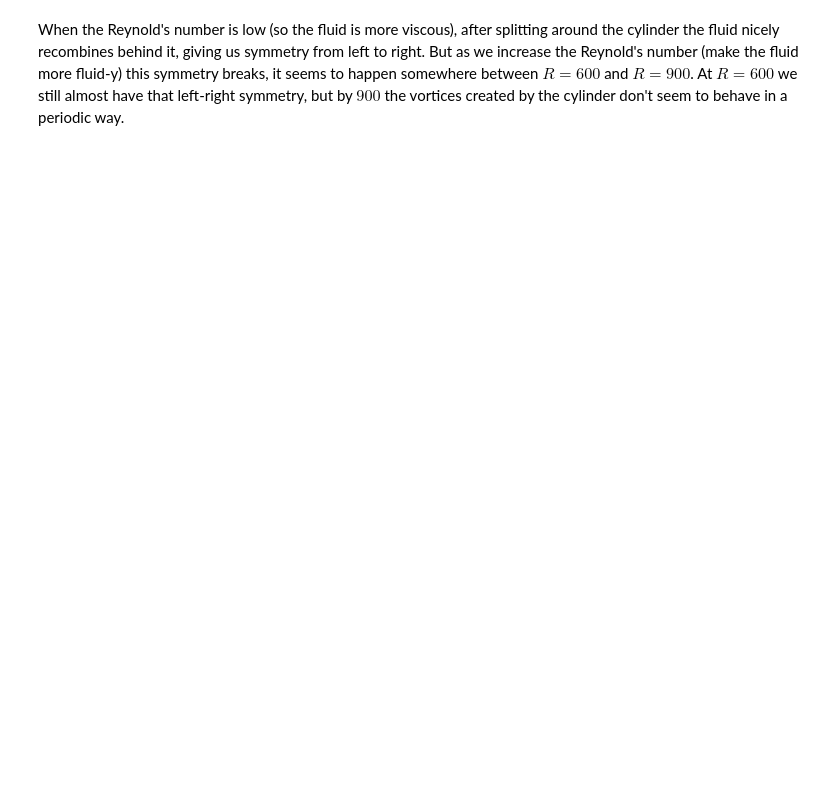
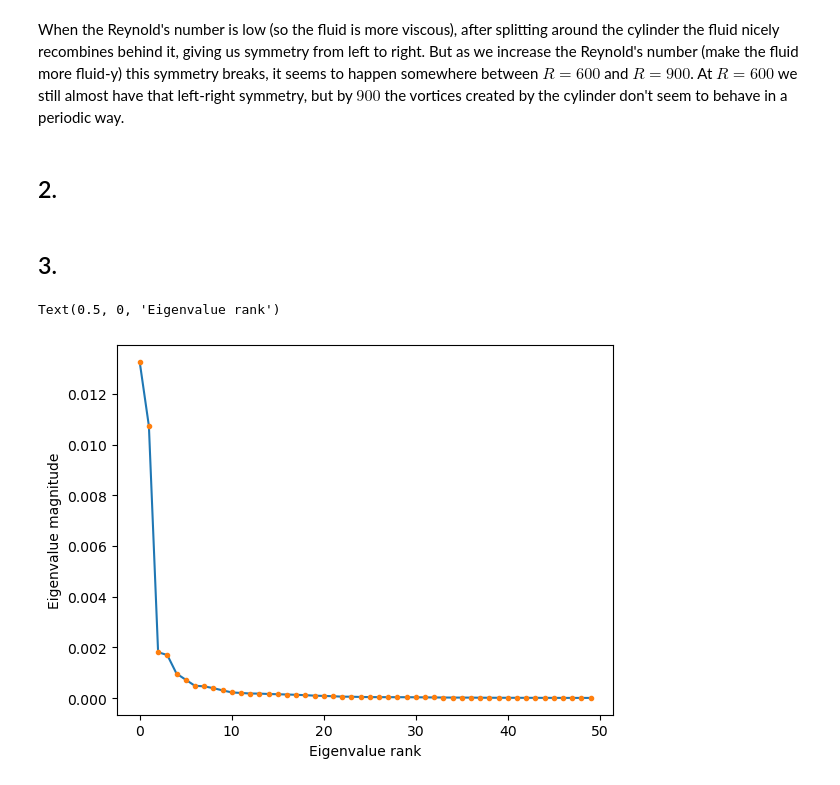
Before and after one commit to swilliamson7/comp_physics_sw, a Jupyter notebook: hw/hw2_solutions_sw.ipynb, the cells around one changed output. Drawn from its saved outputs; the diff is of its cells as text; code cells hidden in the pictures; blank space fills up the shorter version.

```diff
--- a/hw/hw2_solutions_sw.ipynb
+++ b/hw/hw2_solutions_sw.ipynb
@@ -35,8 +35,8 @@ class SpectralDecompositionPowerMethod:
             eigenvalues at each iteration
         stored_eigenvectors (list): If store_intermediate_results is active, a list of
             eigenvectors at each iteration
+    """
 
-    """
     def __init__(self,
         max_iter=1000,
         tolerance=1e-5,
@@ -68,20 +68,16 @@ class SpectralDecompositionPowerMethod:
         v_old = temp / np.linalg.norm(temp)
         v_new = np.matmul(A, v_old)
 
-        if self.store_intermediate_results is False:
-            while np.max(np.abs(np.subtract(v_new, v_old)) ) > self.tolerance:
-                v_old = v_new
-                v_new = np.random.rand(size)
-                v_new = np.dot(A, v_new / np.linalg.norm(v_new))
-        else:
-            while np.max( np.abs( np.subtract(v_new, v_old) ) ) > self.tolerance:
-                v_old = v_new
-                v_new = np.matmul(A, v_old)
+        while np.max( np.abs( np.subtract(v_new, v_old) ) ) > self.tolerance:
 
-                v_new = v_new / np.linalg.norm(v_new)
+            v_old = v_new
+            v_new = np.matmul(A, v_old)
 
-                eigenvalue = np.dot(v_new, np.matmul(A, v_new)) / np.dot(v_new, v_new)
+            v_new = v_new / np.linalg.norm(v_new)
 
+            eigenvalue = np.dot(v_new, np.matmul(A, v_new)) / np.dot(v_new, v_new)
+
+            if self.store_intermediate_results is True:
                 self.stored_eigenvectors.append(v_new)
                 self.stored_eigenvalues.append(eigenvalue)
 # %%
@@ -181,2 +178,4 @@ interactive(children=(IntSlider(value=0, description='i', layout=Layout(width='5
 # %% [markdown]
 When the Reynold's number is low (so the fluid is more viscous), after splitting around the cylinder the fluid nicely recombines behind it, giving us symmetry from left to right. But as we increase the Reynold's number (make the fluid more fluid-y) this symmetry breaks, it seems to happen somewhere between $R = 600$ and $R = 900$. At $R = 600$ we still almost have that left-right symmetry, but by $900$ the vortices created by the cylinder don't seem to behave in a periodic way.
+# %% [markdown]
+## 2.
@@ -182,0 +247,26 @@ When the Reynold's number is low (so the fluid is more viscous), after splitting
+# %% [markdown]
+## 3.
+# %%
+# Load William's solutions
+# from solutions.pca import PrincipalComponents
+
+data = np.copy(vort_field)[::3, ::2, ::2] # subsample data to reduce compute load
+data_reshaped = np.reshape(data, (data.shape[0], -1))
+
+model = PrincipalComponents()
+# model = PCA()
+
+data_transformed = model.fit_transform(data_reshaped)
+principal_components = np.reshape(
+    model.components_, (model.components_.shape[0], data.shape[1], data.shape[2])
+)
+
+## Look at skree plot, and identify the "elbow" indicating low dimensionality
+plt.figure()
+plt.plot(model.singular_values_[:50])
+plt.plot(model.singular_values_[:50], '.')
+plt.ylabel("Eigenvalue magnitude")
+plt.xlabel("Eigenvalue rank")
+# %% [output]
+Text(0.5, 0, 'Eigenvalue rank')
+[figure, added]
```
Also changed, not shown: parts of 21 cells of this notebook, 2 other files.
